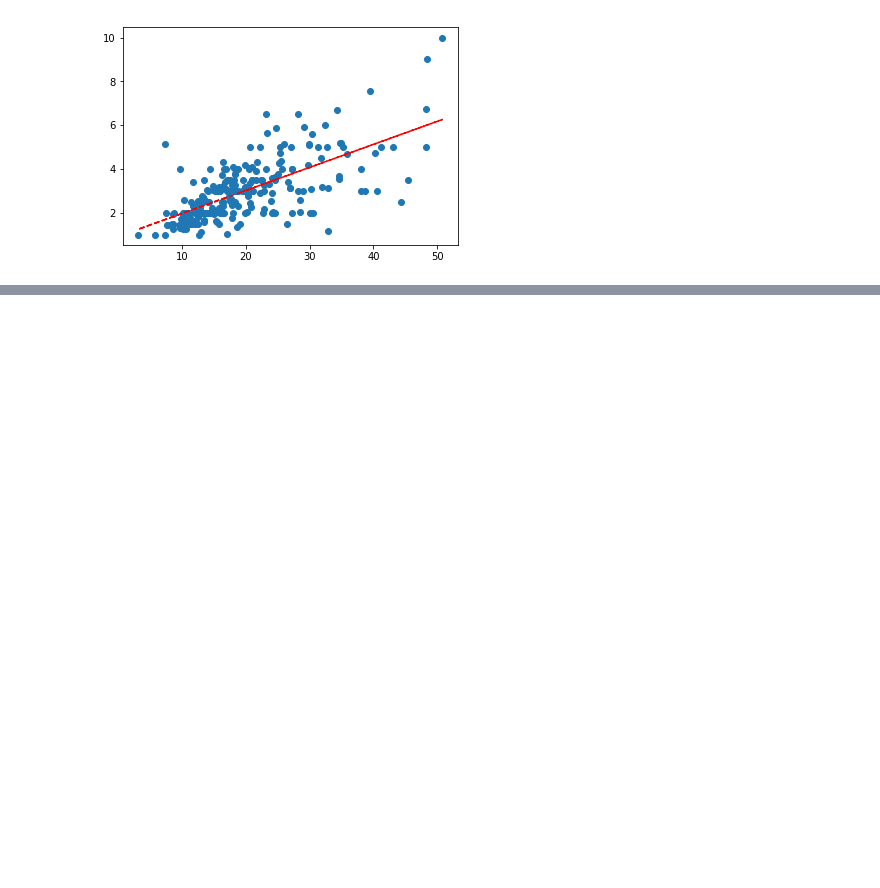
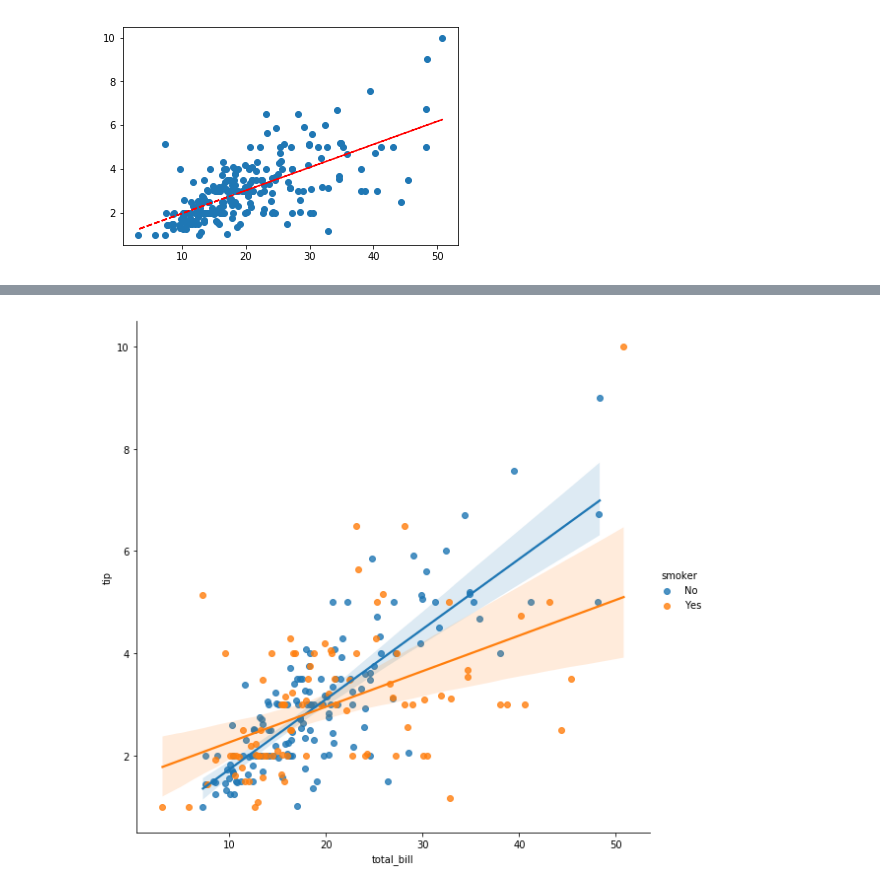
Before and after one commit to EoghanDelaney/FoDA_Assessment_2019, a Jupyter notebook: Assessment.ipynb, the cells around one changed output, grey strips where cells are left out. Saved outputs shown, nothing was run; the diff lists cells and outputs as text; code cells hidden in the pictures; blank space fills up the shorter version.

```diff
--- a/Assessment.ipynb
+++ b/Assessment.ipynb
@@ -230,0 +279,4 @@ plt.plot(x,p(x), 'r--')
+# %%
+g = sns.lmplot(x="total_bill", y="tip", hue="smoker", truncate=True, height=8, data=df)
+# %% [output]
+[figure, added]
```
Also changed, not shown: parts of 10 cells of this notebook.
